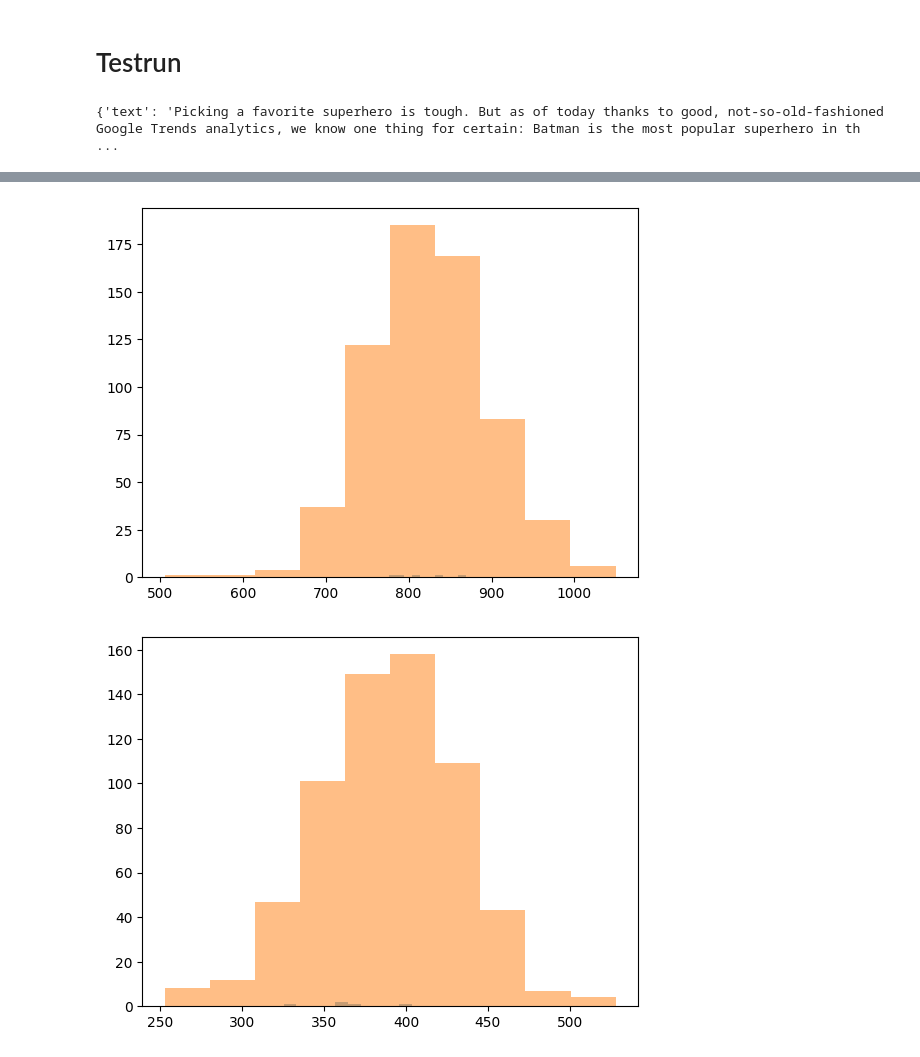
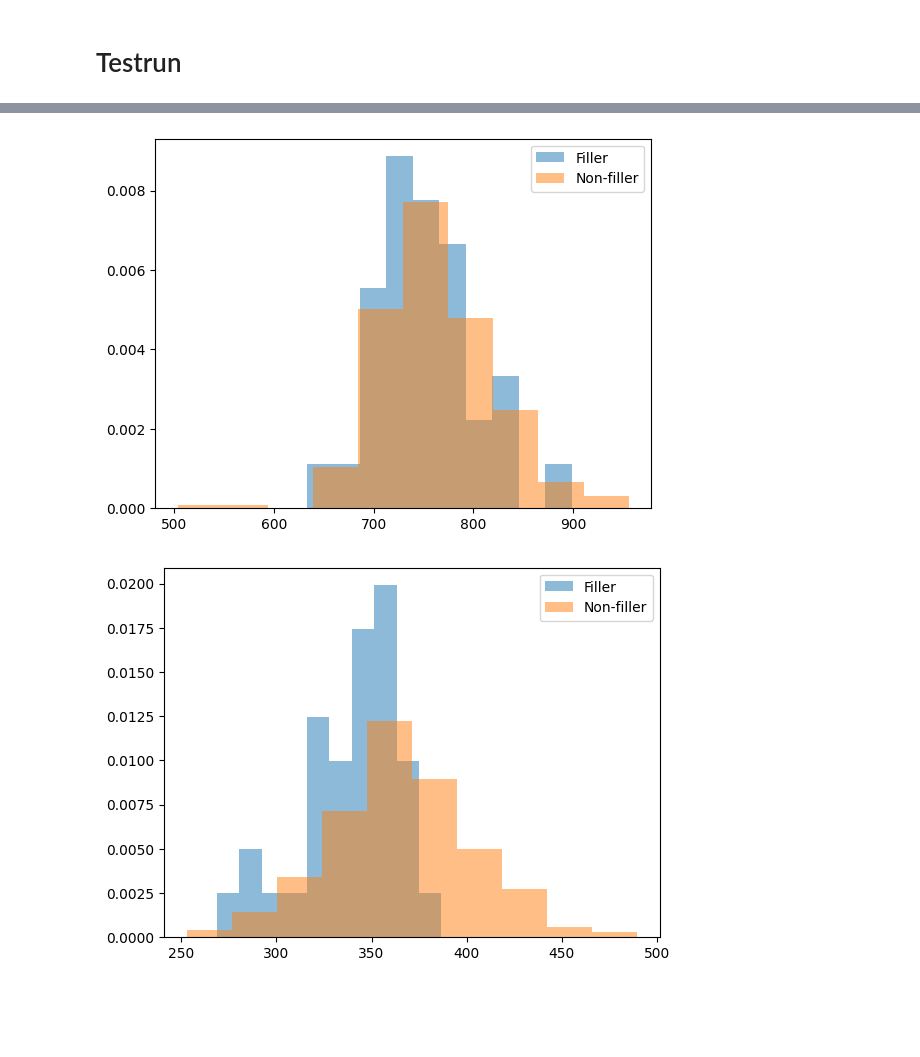
Before and after one commit to EleutherAI/rnngineering, a Jupyter notebook: delta_statistics.ipynb, the cells around one changed output, grey strips where cells are left out. Drawn from its saved outputs; the diff is of its cells as text; code cells hidden in the pictures; blank space fills up the shorter version.

```diff
--- a/delta_statistics.ipynb
+++ b/delta_statistics.ipynb
@@ -42,11 +31,4 @@ val_dataset = dataset["validation"]
 val_dataloader = DataLoader(val_dataset, batch_size=30, shuffle=False)
 # %% [markdown]
 # Testrun
-# %%
-batch = val_dataset[5]
-token_ids = tokenizer.encode(batch["text"], return_tensors="pt", padding=True, truncation=True, max_length=1024).to(device)
-# %%
-batch
-# %% [output]
-{'text': 'Picking a favorite superhero is tough. But as of today thanks to good, not-so-old-fashioned Google Trends analytics, we know one thing for certain: Batman is the most popular superhero in th ...
 # %%
@@ -61,18 +47,31 @@ input_ids = tokenizer(batch["text"], return_tensors="pt").input_ids.to(device)
+# %%
+filler_target_ids = t.arange(0,25,device=device)
+filler_indices = []
+non_filler_indices = []
+for i in range(10):
+    filler_idx = t.arange(0, input_ids[i].size(1), device=device)[t.isin(input_ids[i],filler_target_ids)[0]]
+    non_filler_idx = t.arange(0, input_ids[i].size(1), device=device)[~t.isin(input_ids[i],filler_target_ids)[0]]
+    filler_indices.append(filler_idx.cpu())
+    non_filler_indices.append(non_filler_idx.cpu())
 # %%
-filler_tokens = ["\n \n   .,:-() . , : - ( ) \n\n ??"]
-filler_target_ids = tokenizer(filler_tokens, return_tensors="pt").to(device).input_ids
-filler_idx = t.arange(0, input_ids.size(1), device=device)[t.isin(input_ids,filler_target_ids)[0]]
-non_filler_idx = t.arange(0, input_ids.size(1), device=device)[~t.isin(input_ids,filler_target_ids)[0]]
-
 
 for layer in range(0,64,10):
     plt.figure()
-    layer_delta = every_delta[layer]
-    filler_magnitude = t.norm(layer_delta[:,filler_idx], dim=0)
-    non_filler_magnitude = t.norm(layer_delta[:,non_filler_idx], dim=0)
-    plt.hist(filler_magnitude.cpu().numpy(), bins=10, alpha=0.5, label=f"Filler")
-    plt.hist(non_filler_magnitude.cpu().numpy(), bins=10, alpha=0.5, label=f"Non-filler")
+    filler_magnitudes=[]
+    non_filler_magnitudes=[]
+    for i in range(10):
+        delta = deltas[i][layer][0].cpu()
+        filler_magnitude=t.norm(delta[:,filler_indices[i]],dim=0)
+        non_filler_magnitude=t.norm(delta[:,non_filler_indices[i]],dim=0)
+        filler_magnitudes.append(filler_magnitude)
+        non_filler_magnitudes.append(non_filler_magnitude)
+    filler_magnitudes = t.cat(filler_magnitudes,axis=0)
+    non_filler_magnitudes = t.cat(non_filler_magnitudes,axis=0)
+
+    plt.hist(filler_magnitude.value.numpy(), bins=10, alpha=0.5, label=f"Filler",density=True)
+    plt.hist(non_filler_magnitude.value.numpy(), bins=10, alpha=0.5, label=f"Non-filler",density=True)
     #print(f"Layer {layer} magnitude: {average_magnitude.item()} +- {std_magnitude.item()}")
     #average_magnitude = t.mean(magnitude)
     #std_magnitude = t.std(magnitude)
+    plt.legend()
 # %% [output]
@@ -82,2 +81,2 @@ for layer in range(0,64,10):
-[figure, old version]
+[figure, new version]
-[figure, old version]
+[figure, new version]
```
Also changed, not shown: parts of 16 cells of this notebook.
